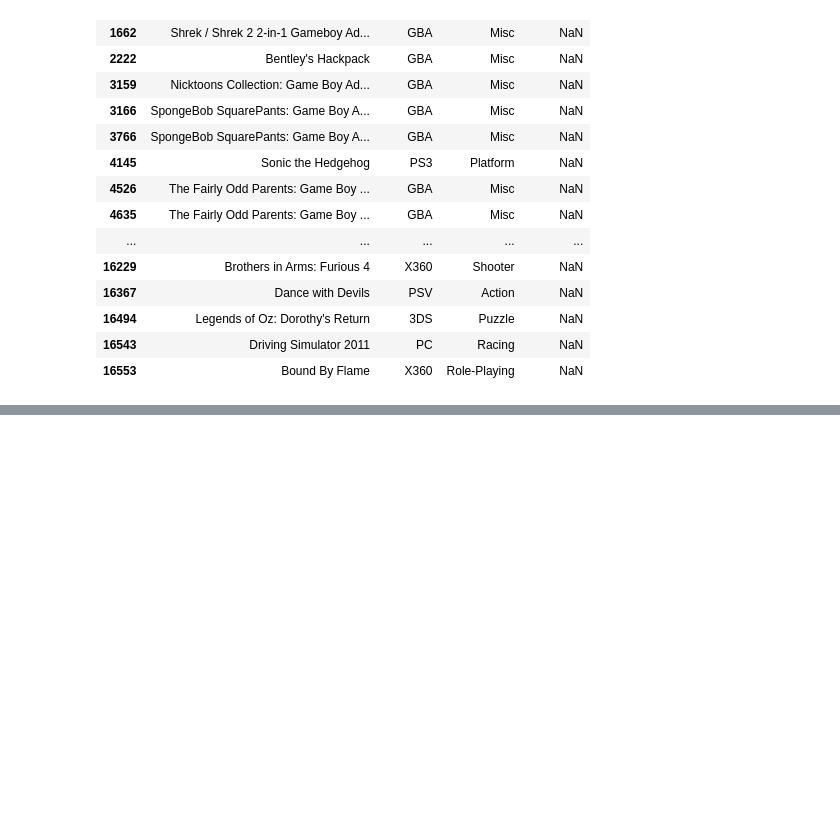
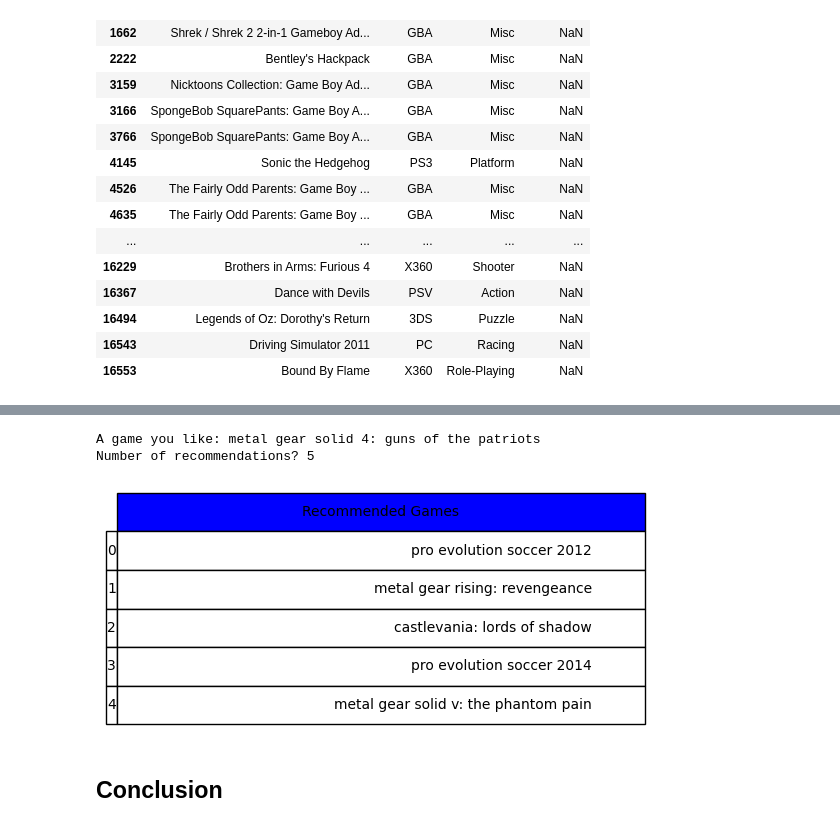
Before and after one commit to JuanMa894/VGames-rec-system, a Jupyter notebook: Content_Based_system.ipynb, the cells around one changed output, grey strips where cells are left out. Cells and saved outputs as stored; diff of their text form; code cells hidden in the pictures; blank space fills up the shorter version.

```diff
--- a/Content_Based_system.ipynb
+++ b/Content_Based_system.ipynb
@@ -145,0 +246,8 @@ Super Mario Kart
+# %%
+Get_game()
+# %% [output]
+A game you like: metal gear solid 4: guns of the patriots
+Number of recommendations? 5
+[figure, added]
+# %% [markdown]
+## Conclusion
```
Also changed, not shown: parts of 35 cells of this notebook, 2 other files.
